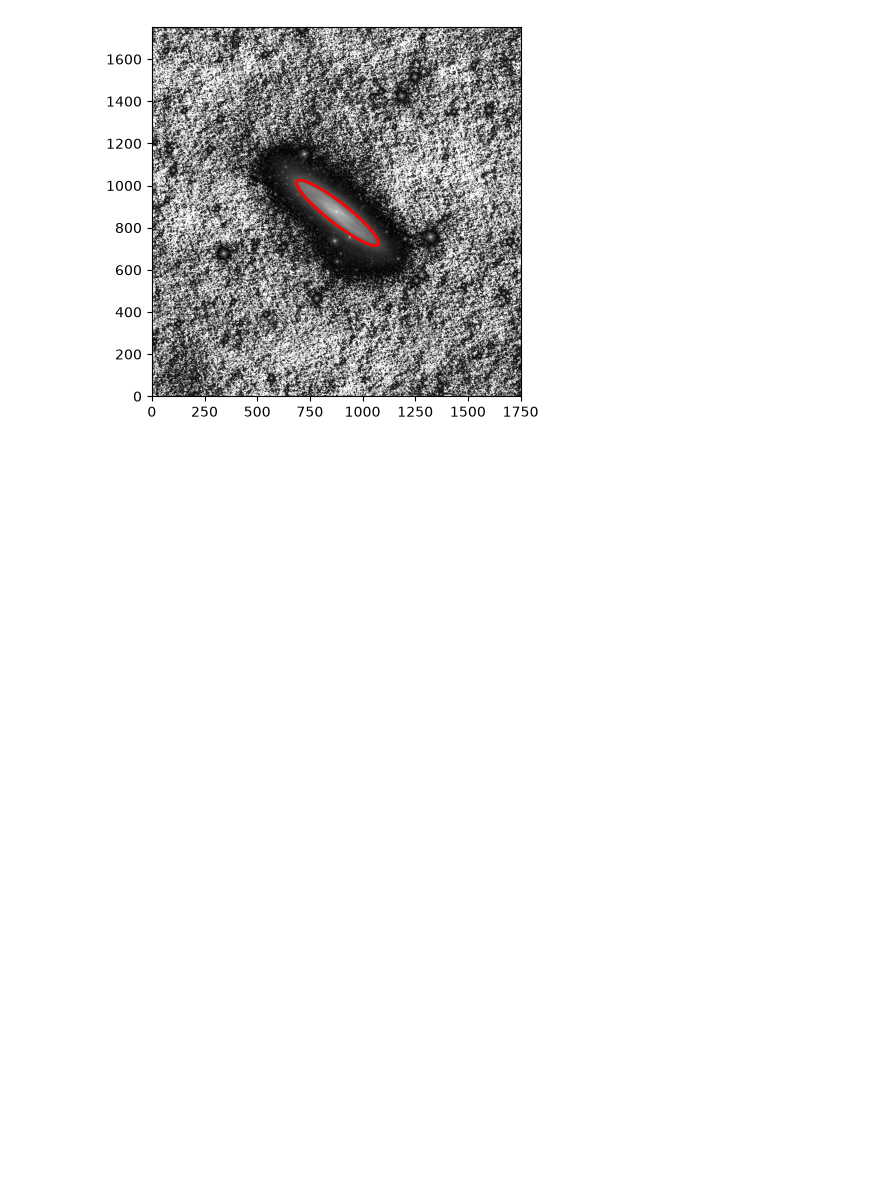
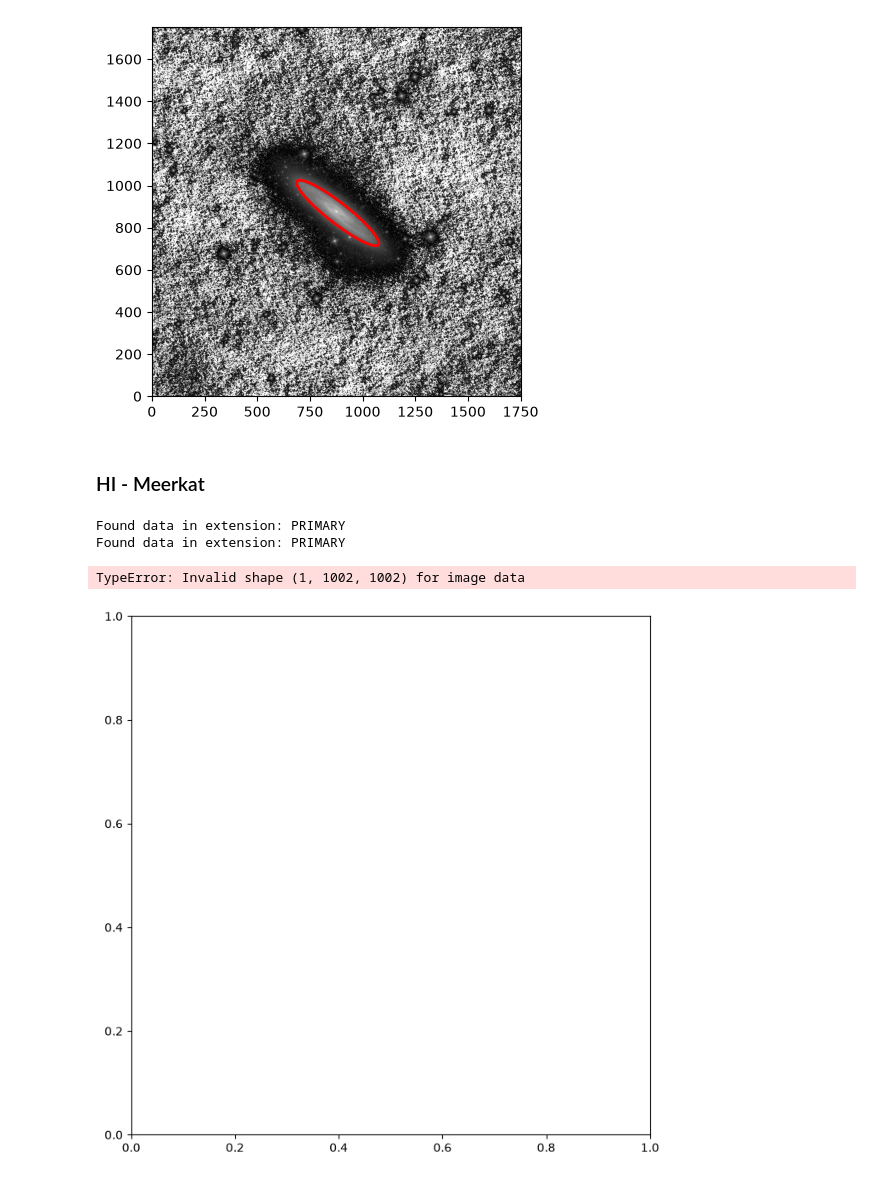
Before and after one commit to myasmedley/Environment-Mask-of-NGC-253, a Jupyter notebook: Disk_RegionsUpdated.ipynb, the cells around one changed output. Saved outputs shown, nothing was run; the diff lists cells and outputs as text; code cells hidden in the pictures; blank space fills up the shorter version.

Commit message:
added irac1 and HI meerkat

```diff
--- a/Disk_RegionsUpdated.ipynb
+++ b/Disk_RegionsUpdated.ipynb
@@ -277,3 +277,14 @@ w1_data.plot_region(w1_file, w1_disk_regionfile, norm='log', vmin=0.005, vmax=25
 # %% [output]
 Found data in extension: PRIMARY
 [figure]
+# %% [markdown]
+### HI - Meerkat
+# %%
+h1m_file= r"C:\Users\Lamat\OneDrive - The Ohio State University/Lamat NGC 253 Environment Mask/Plotting Regions/NGC0253_HI_mosaic_cube_mom0.fits"
+h1m_data = DisplayData(h1m_file)
+h1m_data.display_image(h1m_file, norm ='log', vmin=0.005, vmax=255)
+# %% [output]
+Found data in extension: PRIMARY
+Found data in extension: PRIMARY
+TypeError: Invalid shape (1, 1002, 1002) for image data
+[figure, added]
```
Also changed, not shown: parts of 3 cells of this notebook.
